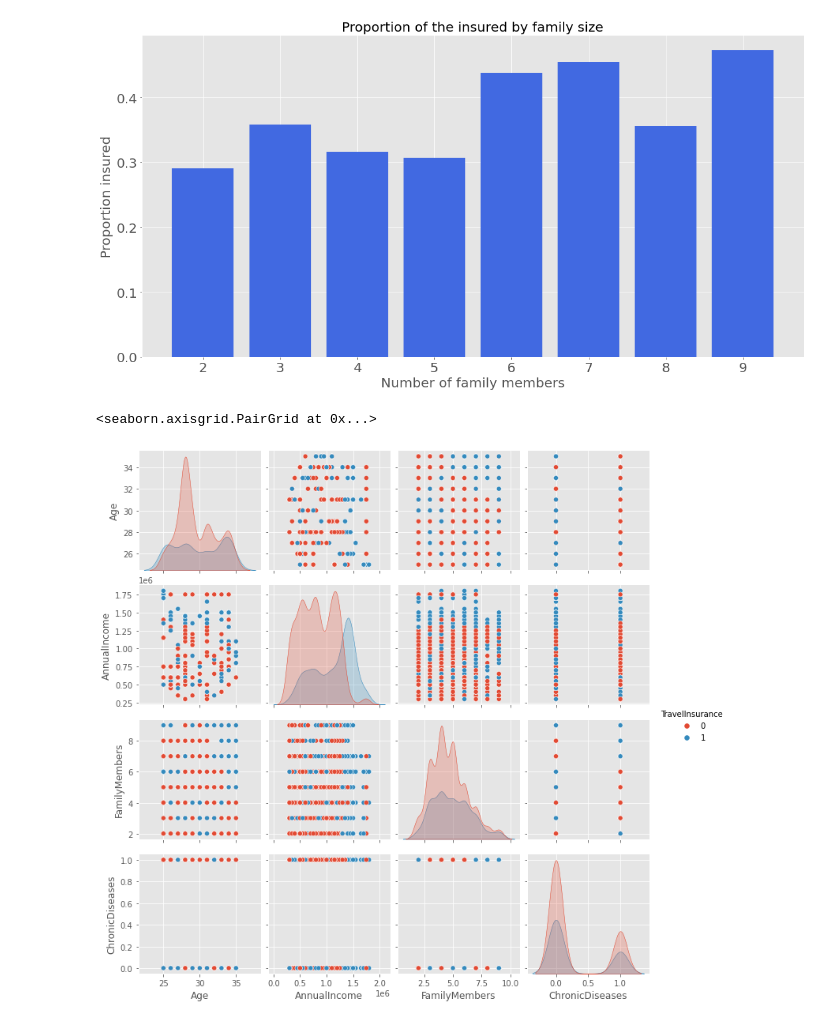
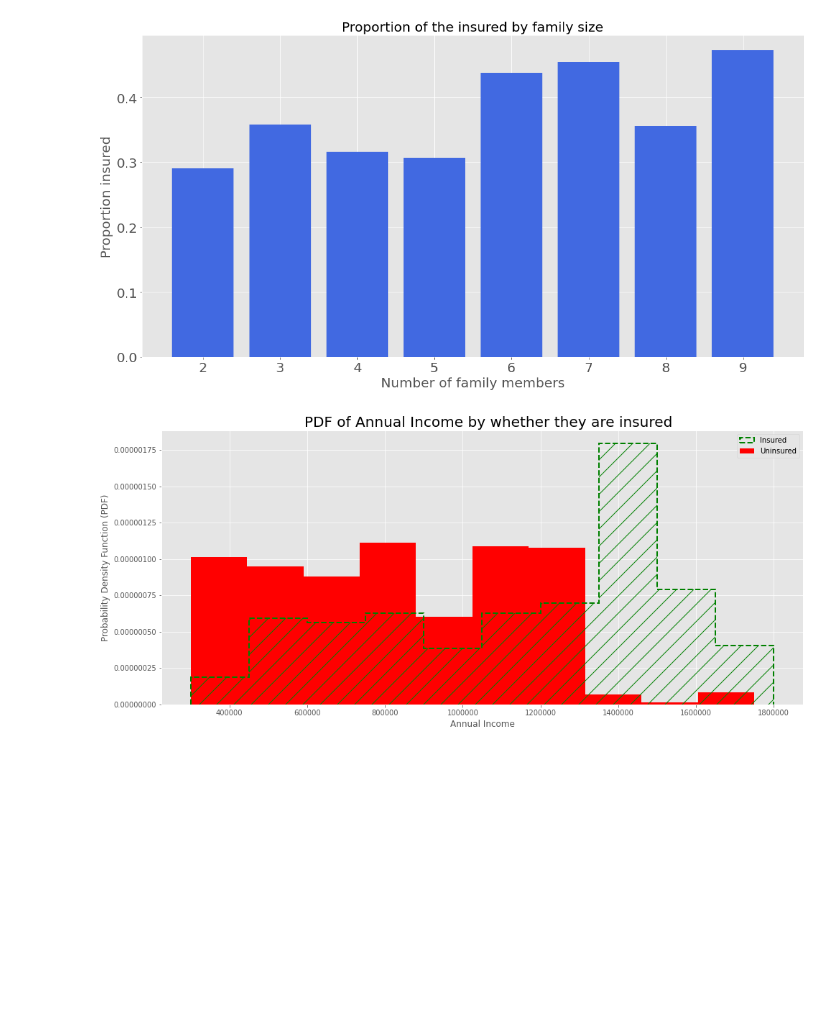
Before and after one commit to shpatrickguo/bitgrit, a Jupyter notebook: shpg-dsprojects/projects/travel_assured/travel_assured.ipynb, the cells around one changed output. Cells and saved outputs as stored; diff of their text form; code cells hidden in the pictures; blank space fills up the shorter version.

```diff
--- a/shpg-dsprojects/projects/travel_assured/travel_assured.ipynb
+++ b/shpg-dsprojects/projects/travel_assured/travel_assured.ipynb
@@ -262,8 +262,37 @@ fig.tight_layout()
 plt.show()
 # %% [output]
 [figure]
-# %%
-sns.pairplot(df, hue='TravelInsurance')
-# %% [output]
-<seaborn.axisgrid.PairGrid at 0x...>
-[figure, removed]
+# %%
+fig, ax = plt.subplots(figsize=[16,7])
+
+# plot histogram comparing the density distribution of the Annual Income in each groups
+_ = plt.hist(insured_df['AnnualIncome'],
+             histtype='step',
+             hatch='/',
+             density=True,
+             color='green',
+             bins=10,
+             linestyle='--',
+             linewidth=2,
+            )
+_ = plt.hist(uninsured_df['AnnualIncome'],
+             density=True,
+             color='red',
+             bins=10,
+            )
+
+# put a title, label the axes, define the legend and display
+_ = plt.suptitle("PDF of Annual Income by whether they are insured",
+                 fontsize=20,
+                 color='black',
+                 x=0.52,
+                 y=0.92,
+                )
+_ = plt.xlabel('Annual Income')
+_ = plt.ylabel('Probability Density Function (PDF)')
+_ = plt.legend(['Insured', 'Uninsured'])
+_ = plt.ticklabel_format(axis="x", style="plain")
+_ = plt.ticklabel_format(axis="y", style="plain")
+plt.show()
+# %% [output]
+[figure, added]
```
Also changed, not shown: parts of 3 cells of this notebook.
